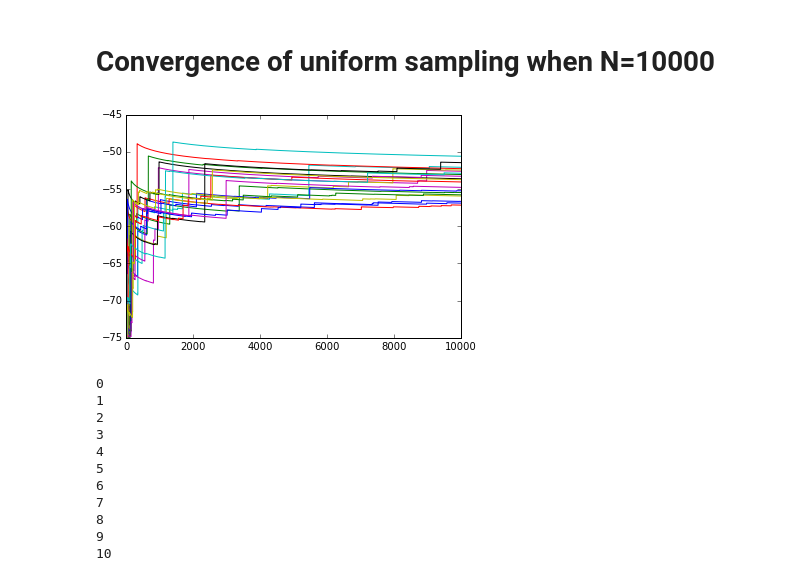
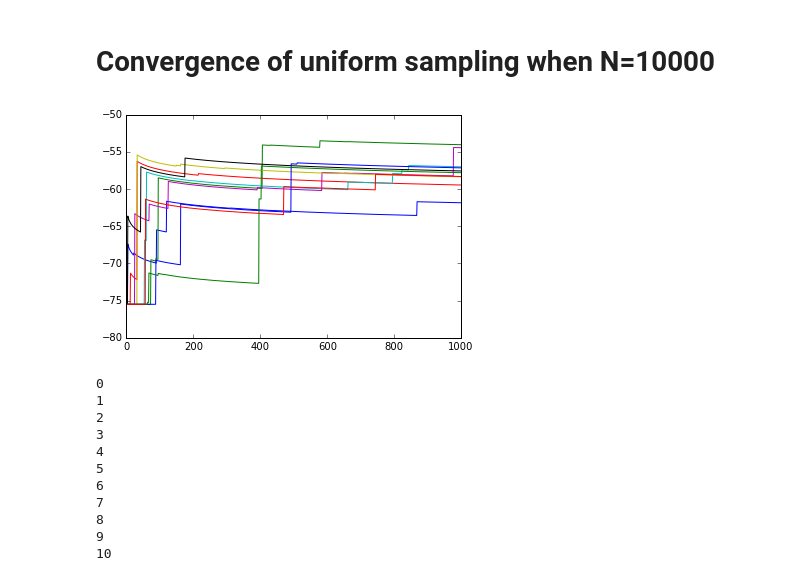
Before and after one commit to j-grana6/SFT-Nets, a Jupyter notebook: python/uniform_deceive.ipynb, the cells around one changed output. Cells and saved outputs as stored; diff of their text form; code cells hidden in the pictures.

```diff
--- a/python/uniform_deceive.ipynb
+++ b/python/uniform_deceive.ipynb
@@ -26,9 +24,9 @@ data[-1]
 # %%
 uni_conv1 = []
 uni_val1= []
-for approx in range(20):
+for approx in range(10):
     print approx
-    res = uniform_samp(net, s0, 10000, 10000, data)
+    res = uniform_samp(net, s0, 1000, 10000, data)
     uni_val1.append(res[0])
     uni_conv1.append(plot_uniform_convergence(res))
 # %% [output]
@@ -55,8 +56,8 @@ for approx in range(20):
 # %% [markdown]
 # Convergence of uniform sampling when N=10000
 # %%
-for i in range(20):
+for i in range(10):
     plt.plot(uni_conv1[i])
 # %% [output]
-[figure, old version]
+[figure, new version]
 # %%
```
Also changed, not shown: parts of 29 cells of this notebook, 5 other files.
